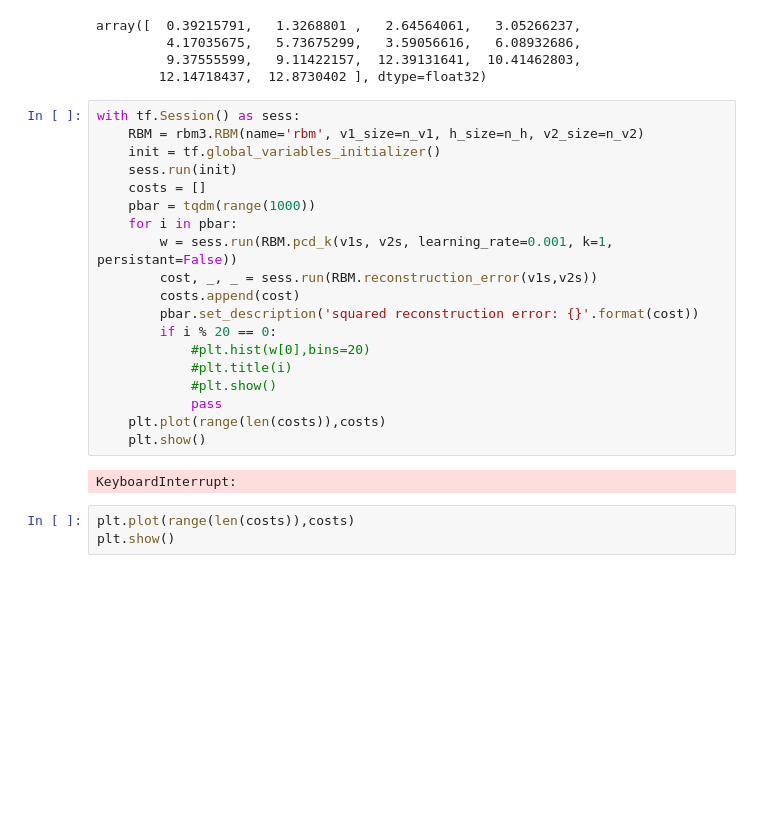
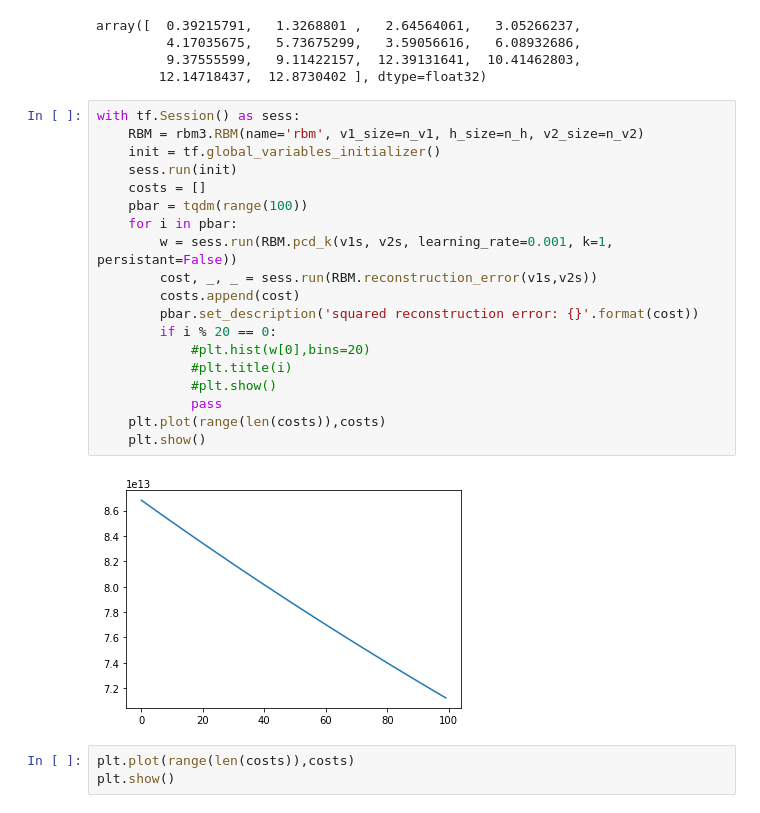
Before and after one commit to TransferRL/testing, a Jupyter notebook: rbm_3way testing.ipynb, the cells around one changed output. Drawn from its saved outputs; the diff is of its cells as text; blank space fills up the shorter version.

```diff
--- a/rbm_3way testing.ipynb
+++ b/rbm_3way testing.ipynb
@@ -211,24 +211,24 @@ array([  0.39215791,   1.3268801 ,   2.64564061,   3.05266237,
 # %%
 with tf.Session() as sess:
     RBM = rbm3.RBM(name='rbm', v1_size=n_v1, h_size=n_h, v2_size=n_v2)
     init = tf.global_variables_initializer()
     sess.run(init)
     costs = []
-    pbar = tqdm(range(1000))
+    pbar = tqdm(range(100))
     for i in pbar:
         w = sess.run(RBM.pcd_k(v1s, v2s, learning_rate=0.001, k=1, persistant=False))
         cost, _, _ = sess.run(RBM.reconstruction_error(v1s,v2s))
         costs.append(cost)
         pbar.set_description('squared reconstruction error: {}'.format(cost))
         if i % 20 == 0:
             #plt.hist(w[0],bins=20)
             #plt.title(i)
             #plt.show()
             pass
     plt.plot(range(len(costs)),costs)
     plt.show()
 # %% [output]
-KeyboardInterrupt:
+[figure, added]
 # %%
 plt.plot(range(len(costs)),costs)
 plt.show()
```
Also changed, not shown: 1 other file.
